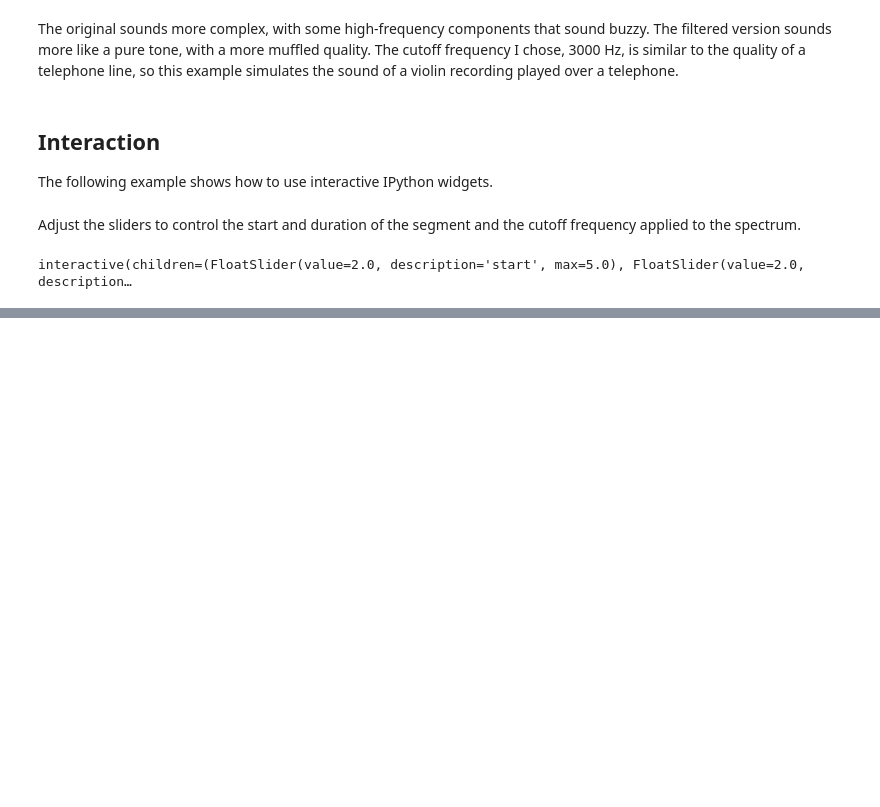
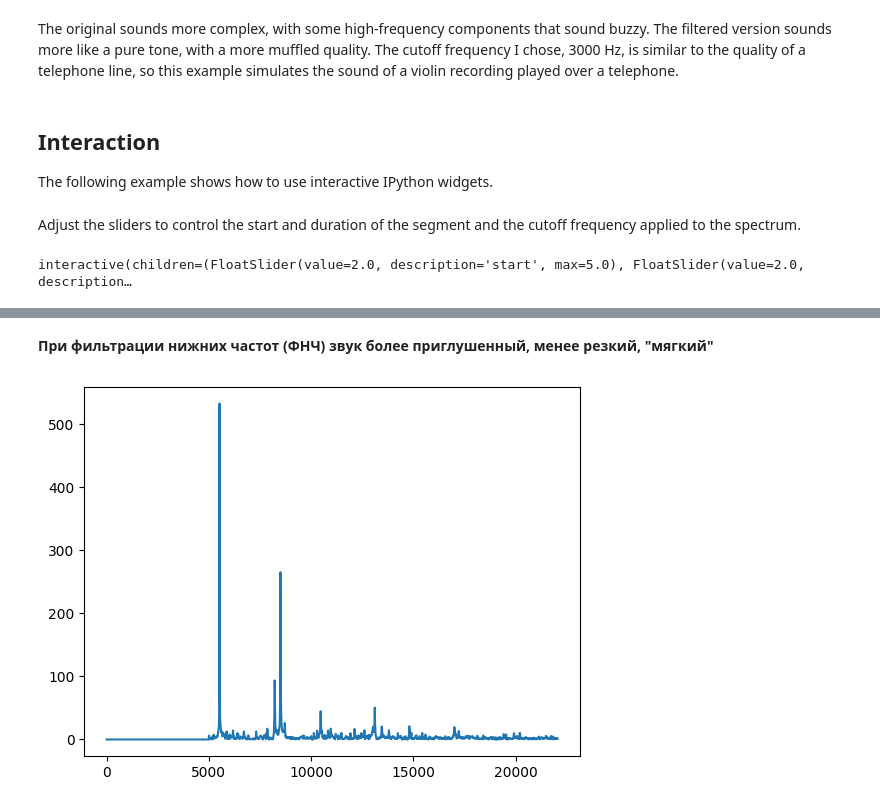
Before and after one commit to brfrmhvn/ThinkDSP, a Jupyter notebook: code/chap01.ipynb, the cells around one changed output, grey strips where cells are left out. Drawn from its saved outputs; the diff is of its cells as text; code cells hidden in the pictures; blank space fills up the shorter version.

```diff
--- a/code/chap01.ipynb
+++ b/code/chap01.ipynb
@@ -266,0 +307,8 @@ interactive(children=(FloatSlider(value=2.0, description='start', max=5.0), Floa
+# %% [markdown]
+**При фильтрации нижних частот (ФНЧ) звук более приглушенный, менее резкий, "мягкий"**
+# %%
+high_filtered = spectrum
+high_filtered.high_pass(5000)
+high_filtered.plot()
+# %% [output]
+[figure, added]
```
Also changed, not shown: parts of 16 cells of this notebook.
